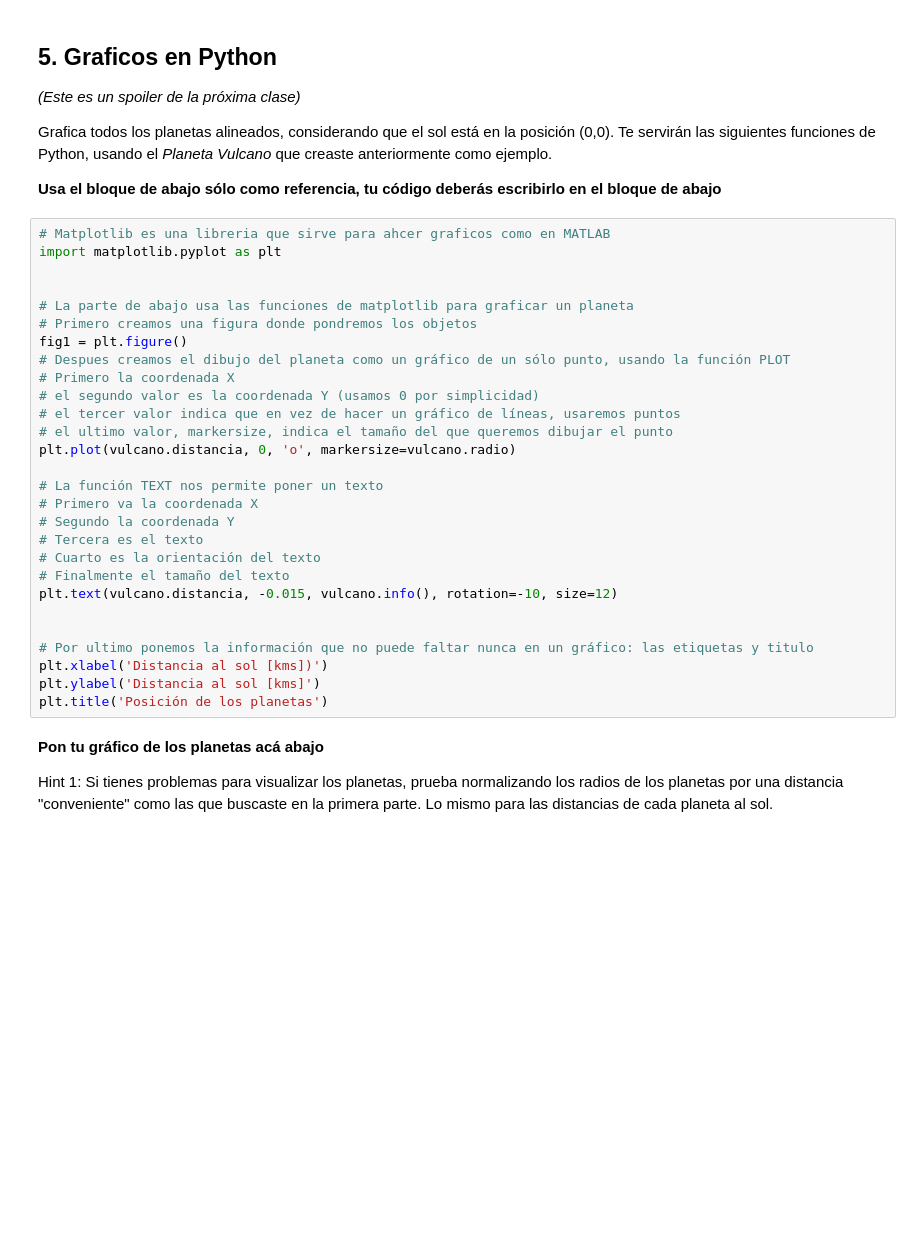
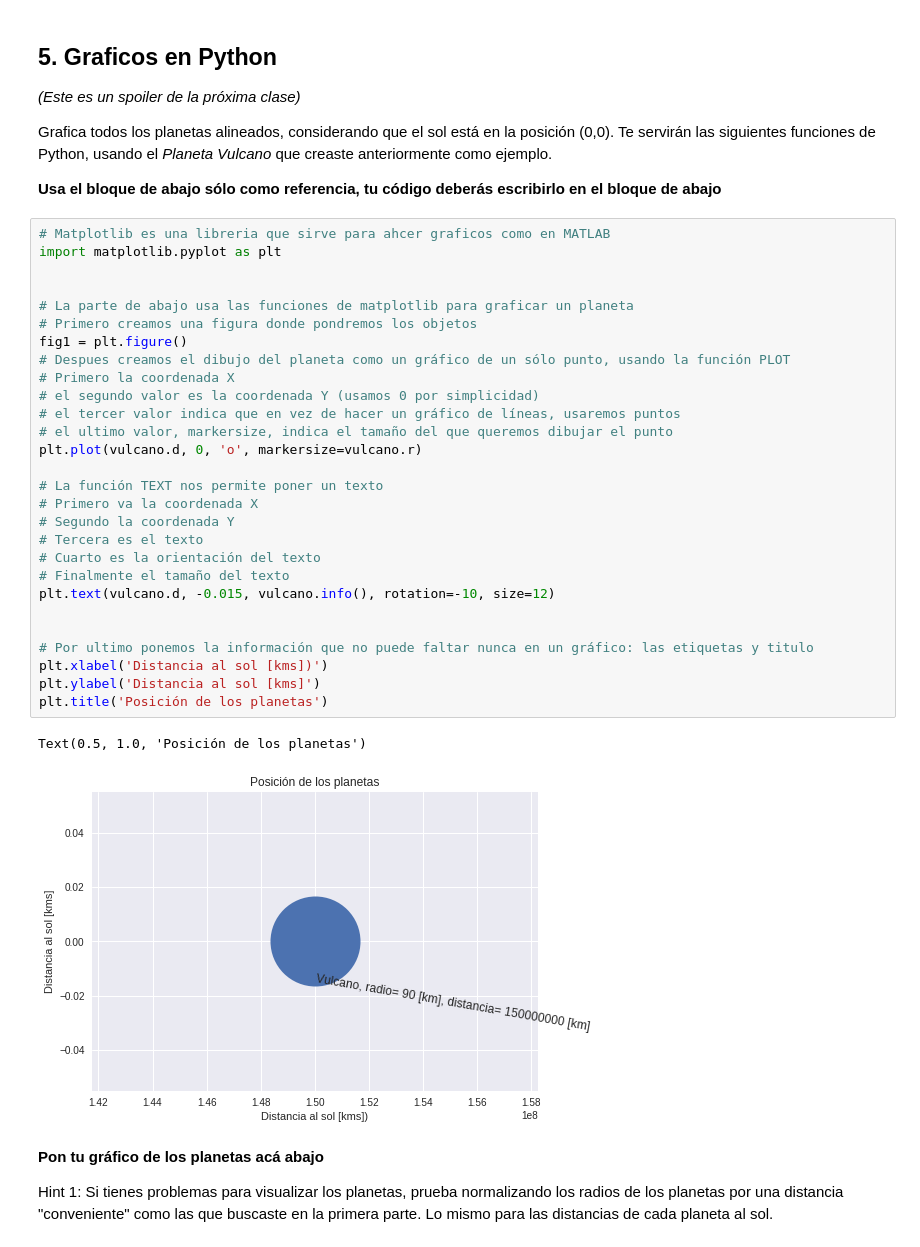
Before and after one commit to chenriquezb/minitarea1, a Jupyter notebook: minitarea1.ipynb, the cells around one changed output. Drawn from its saved outputs; the diff is of its cells as text; blank space fills up the shorter version.

```diff
--- a/minitarea1.ipynb
+++ b/minitarea1.ipynb
@@ -138,31 +146,34 @@ Grafica todos los planetas alineados, considerando que el sol está en la posici
 # %%
 # Matplotlib es una libreria que sirve para ahcer graficos como en MATLAB
 import matplotlib.pyplot as plt
 
 
 # La parte de abajo usa las funciones de matplotlib para graficar un planeta
 # Primero creamos una figura donde pondremos los objetos
 fig1 = plt.figure()
 # Despues creamos el dibujo del planeta como un gráfico de un sólo punto, usando la función PLOT
 # Primero la coordenada X
 # el segundo valor es la coordenada Y (usamos 0 por simplicidad)
 # el tercer valor indica que en vez de hacer un gráfico de líneas, usaremos puntos
 # el ultimo valor, markersize, indica el tamaño del que queremos dibujar el punto
-plt.plot(vulcano.distancia, 0, 'o', markersize=vulcano.radio)
+plt.plot(vulcano.d, 0, 'o', markersize=vulcano.r)
 
 # La función TEXT nos permite poner un texto
 # Primero va la coordenada X
 # Segundo la coordenada Y
 # Tercera es el texto
 # Cuarto es la orientación del texto
 # Finalmente el tamaño del texto
-plt.text(vulcano.distancia, -0.015, vulcano.info(), rotation=-10, size=12)
+plt.text(vulcano.d, -0.015, vulcano.info(), rotation=-10, size=12)
 
 
 # Por ultimo ponemos la información que no puede faltar nunca en un gráfico: las etiquetas y titulo
 plt.xlabel('Distancia al sol [kms])')
 plt.ylabel('Distancia al sol [kms]')
 plt.title('Posición de los planetas')
+# %% [output]
+Text(0.5, 1.0, 'Posición de los planetas')
+[figure, added]
 # %% [markdown]
 **Pon tu gráfico de los planetas acá abajo**
 
```
Also changed, not shown: parts of 3 cells of this notebook.
